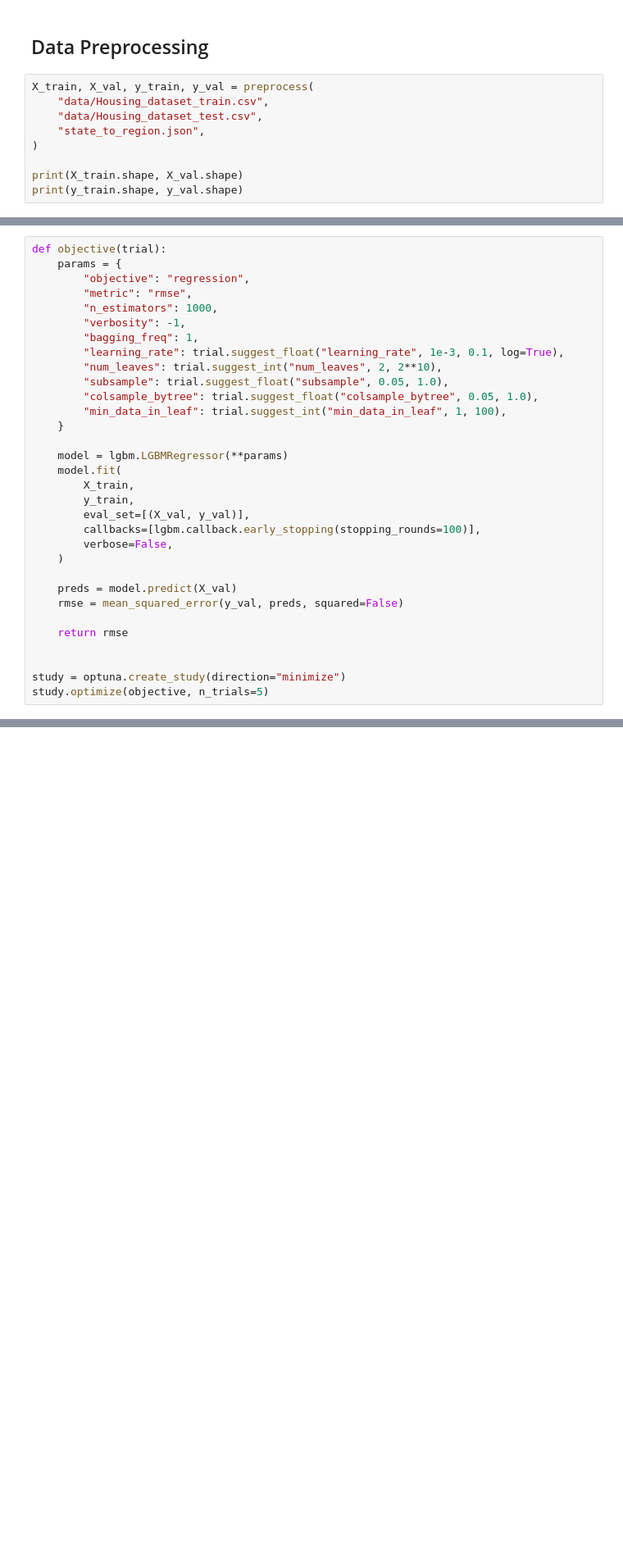
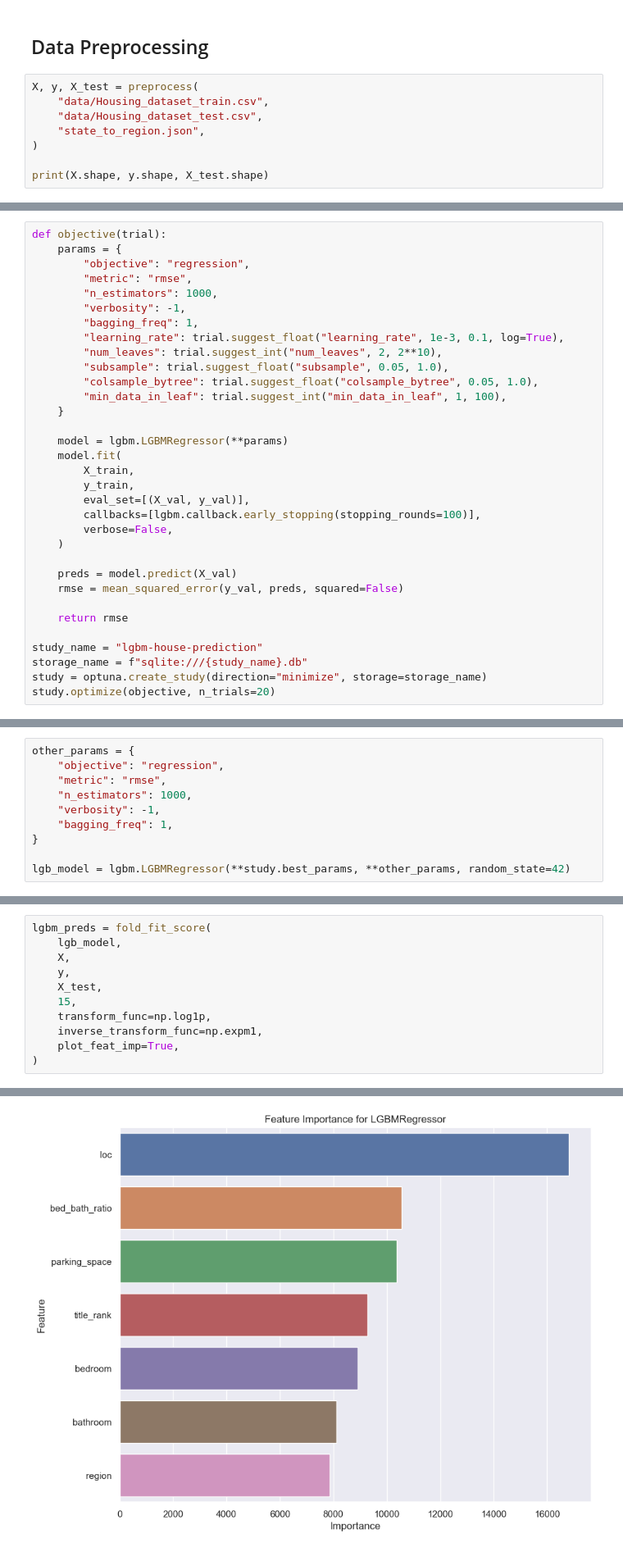
Before and after one commit to veronicaeyo/house_price_prediction, a Jupyter notebook: house_prediction_optuna.ipynb, the cells around one changed output, grey strips where cells are left out. Shown: that part at 82% size. Drawn from its saved outputs; the diff is of its cells as text; blank space fills up the shorter version.

Commit message:
feat: hyperparams tuning with optuna and optuna-dashboard

```diff
--- a/house_prediction_optuna.ipynb
+++ b/house_prediction_optuna.ipynb
@@ -13,12 +17,11 @@ warnings.filterwarnings('ignore')
 # %% [markdown]
 ## Data Preprocessing
 # %%
-X_train, X_val, y_train, y_val = preprocess(
+X, y, X_test = preprocess(
     "data/Housing_dataset_train.csv",
     "data/Housing_dataset_test.csv",
     "state_to_region.json",
 )
 
-print(X_train.shape, X_val.shape)
-print(y_train.shape, y_val.shape)
+print(X.shape, y.shape, X_test.shape)
 # %% [output]
@@ -53,7 +64,8 @@ def objective(trial):
 
     return rmse
 
-
-study = optuna.create_study(direction="minimize")
-study.optimize(objective, n_trials=5)
+study_name = "lgbm-house-prediction"
+storage_name = f"sqlite:///{study_name}.db"
+study = optuna.create_study(direction="minimize", storage=storage_name)
+study.optimize(objective, n_trials=20)
 # %% [output]
@@ -90,0 +120,10 @@ Did not meet early stopping. Best iteration is:
+# %%
+other_params = {
+    "objective": "regression",
+    "metric": "rmse",
+    "n_estimators": 1000,
+    "verbosity": -1,
+    "bagging_freq": 1,
+}
+
+lgb_model = lgbm.LGBMRegressor(**study.best_params, **other_params, random_state=42)
@@ -90,0 +143,12 @@ Did not meet early stopping. Best iteration is:
+# %%
+lgbm_preds = fold_fit_score(
+    lgb_model,
+    X,
+    y,
+    X_test,
+    15,
+    transform_func=np.log1p,
+    inverse_transform_func=np.expm1,
+    plot_feat_imp=True,
+)
+# %% [output]
@@ -90,0 +172 @@ Did not meet early stopping. Best iteration is:
+[figure, added]
```
Also changed, not shown: parts of 8 cells of this notebook, 3 other files.
